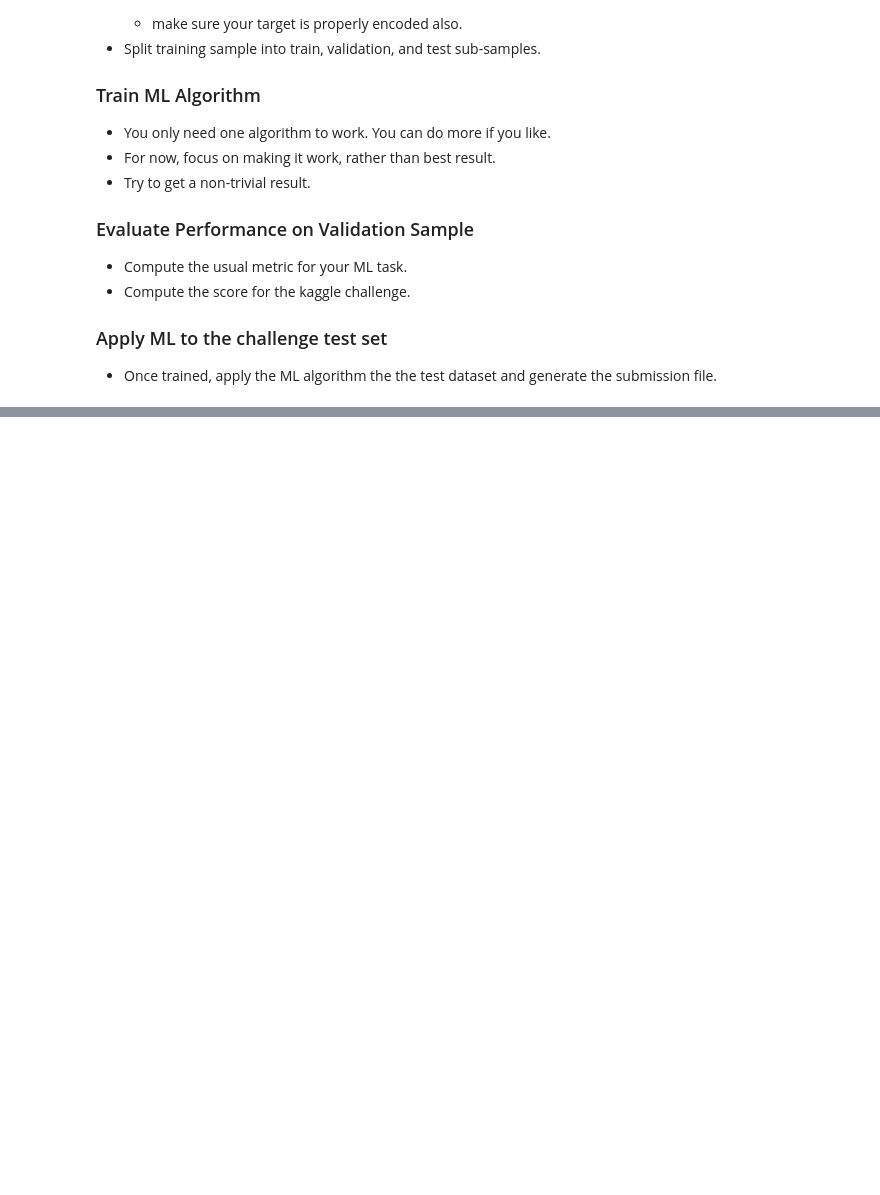
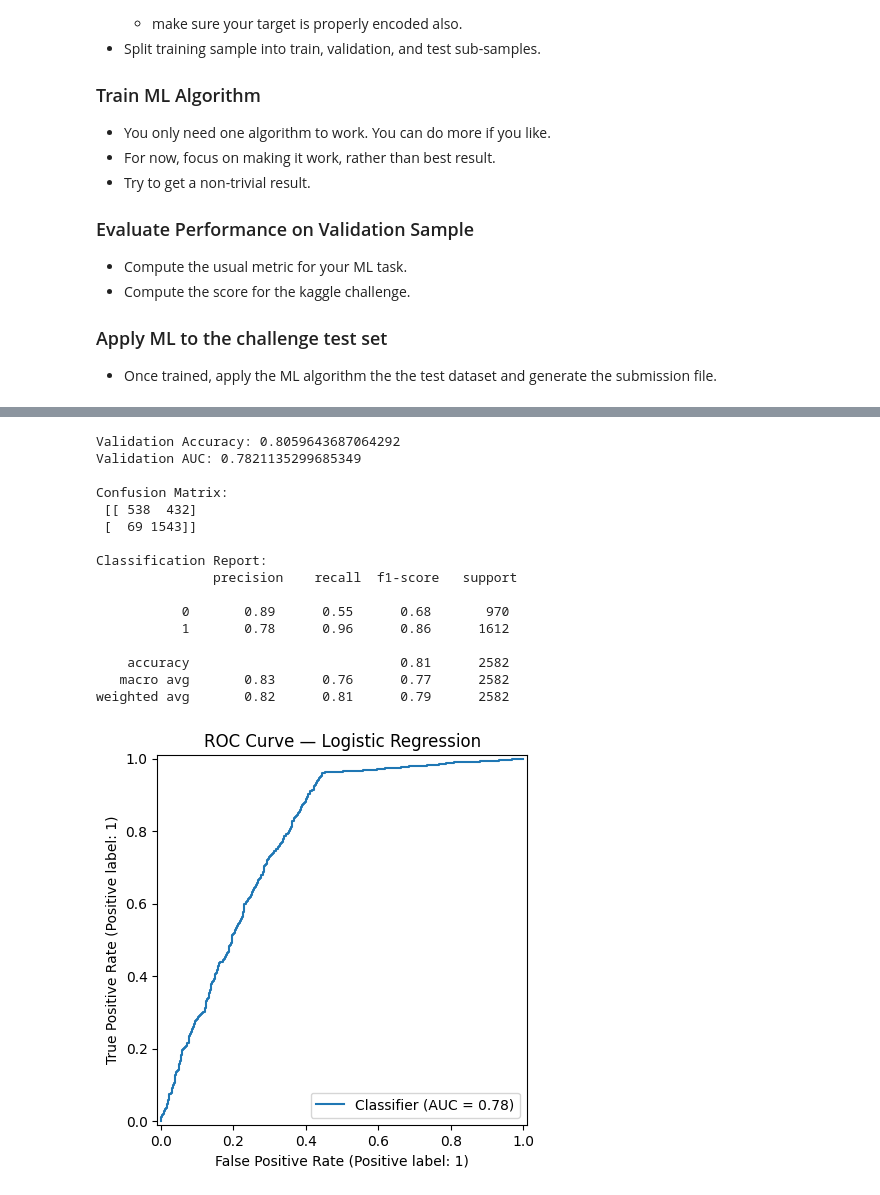
Before and after one commit to JH247725/DATA3402.Spring.2026, a Jupyter notebook: Labs/Kaggle/Kaggle Tabular Data.ipynb, the cells around one changed output, grey strips where cells are left out. Saved outputs shown, nothing was run; the diff lists cells and outputs as text; code cells hidden in the pictures; blank space fills up the shorter version.

```diff
--- a/Labs/Kaggle/Kaggle Tabular Data.ipynb
+++ b/Labs/Kaggle/Kaggle Tabular Data.ipynb
@@ -218,0 +250,17 @@ KeyError: 'target'
+# %%
+#ONE-HOT ENCODING
+
+df = pd.get_dummies(df, drop_first=True)
+tdf = pd.get_dummies(tdf, drop_first=True)
+
+df, tdf = df.align(tdf, join="left", axis=1, fill_value=0)
+# %%
+#SCALING
+
+scaler = StandardScaler()
+
+num_cols = df.select_dtypes(include=["int64","float64"]).columns
+num_cols = [c for c in num_cols if c != "DiagPeriodL90D"]
+
+df[num_cols] = scaler.fit_transform(df[num_cols])
+tdf[num_cols] = scaler.transform(tdf[num_cols])
@@ -218,0 +312,43 @@ KeyError: 'target'
+# %%
+# EVALUATION
+
+from sklearn.metrics import accuracy_score, roc_auc_score, confusion_matrix, classification_report, RocCurveDisplay
+
+#Recreate feature_cols safely
+feature_cols = [col for col in X_train.columns]
+
+#Ensure X_val uses the same columns and order
+X_val_eval = X_val.reindex(columns=feature_cols, fill_value=0)
+
+#Predict
+val_probs = model.predict_proba(X_val_eval)[:, 1]
+val_preds = model.predict(X_val_eval)
+
+#Metrics
+print("Validation Accuracy:", accuracy_score(y_val, val_preds))
+print("Validation AUC:", roc_auc_score(y_val, val_probs))
+print("\nConfusion Matrix:\n", confusion_matrix(y_val, val_preds))
+print("\nClassification Report:\n", classification_report(y_val, val_preds))
+
+#ROC Curve
+RocCurveDisplay.from_predictions(y_val, val_probs)
+plt.title("ROC Curve — Logistic Regression")
+plt.show()
+# %% [output]
+Validation Accuracy: 0.8059643687064292
+Validation AUC: 0.7821135299685349
+
+Confusion Matrix:
+ [[ 538  432]
+ [  69 1543]]
+
+Classification Report:
+               precision    recall  f1-score   support
+
+           0       0.89      0.55      0.68       970
+           1       0.78      0.96      0.86      1612
+
+    accuracy                           0.81      2582
+   macro avg       0.83      0.76      0.77      2582
+weighted avg       0.82      0.81      0.79      2582
+[figure, added]
```
Also changed, not shown: parts of 21 cells of this notebook, 2 other files.
